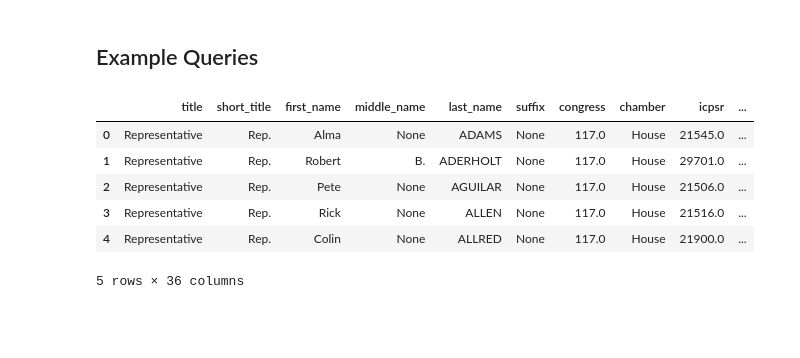
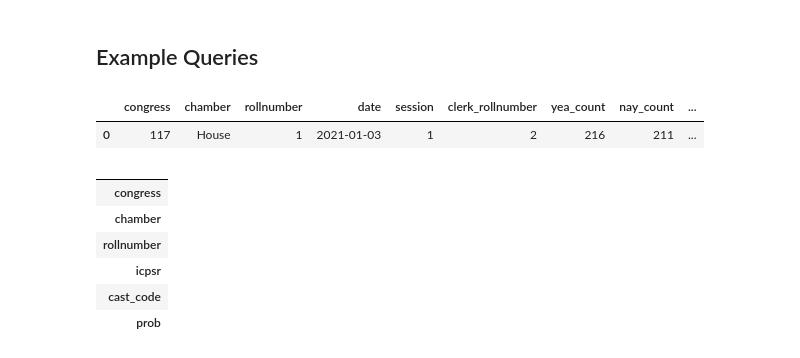
Before and after one commit to beauleblond/contrans, a Jupyter notebook: app/congress_postgres.ipynb, the cells around one changed output. Saved outputs shown, nothing was run; the diff lists cells and outputs as text; code cells hidden in the pictures; blank space fills up the shorter version.

```diff
--- a/app/congress_postgres.ipynb
+++ b/app/congress_postgres.ipynb
@@ -137,16 +137,28 @@ cvote_vv.to_sql('rollcalls', con = engine, if_exists = 'replace', index=False, c
 ## Example Queries
 # %%
 myquery = '''
-SELECT * FROM members
+SELECT * FROM rollcalls
 LIMIT 5
 '''
 
-pd.read_sql(myquery, con=engine)
+rollcall = pd.read_sql(myquery, con=engine)
+rollcall.head(1)
 # %% [output]
-|  | title | short_title | first_name | middle_name | last_name | suffix | congress | chamber | icpsr | ... |
-| 0 | Representative | Rep. | Alma | None | ADAMS | None | 117.0 | House | 21545.0 | ... |
-| 1 | Representative | Rep. | Robert | B. | ADERHOLT | None | 117.0 | House | 29701.0 | ... |
-| 2 | Representative | Rep. | Pete | None | AGUILAR | None | 117.0 | House | 21506.0 | ... |
-| 3 | Representative | Rep. | Rick | None | ALLEN | None | 117.0 | House | 21516.0 | ... |
-| 4 | Representative | Rep. | Colin | None | ALLRED | None | 117.0 | House | 21900.0 | ... |
+|  | congress | chamber | rollnumber | date | session | clerk_rollnumber | yea_count | nay_count | ... |
+| 0 | 117 | House | 1 | 2021-01-03 | 1 | 2 | 216 | 211 | ... |
-5 rows × 36 columns
+# %%
+myquery = '''
+SELECT * FROM member_vote
+LIMIT 5
+'''
+
+rollcall = pd.read_sql(myquery, con=engine)
+rollcall.head(0).T
+# %% [output]
+|  |
+| congress |
+| chamber |
+| rollnumber |
+| icpsr |
+| cast_code |
+| prob |
```
Also changed, not shown: parts of 1 cell of this notebook, 6 other files.
